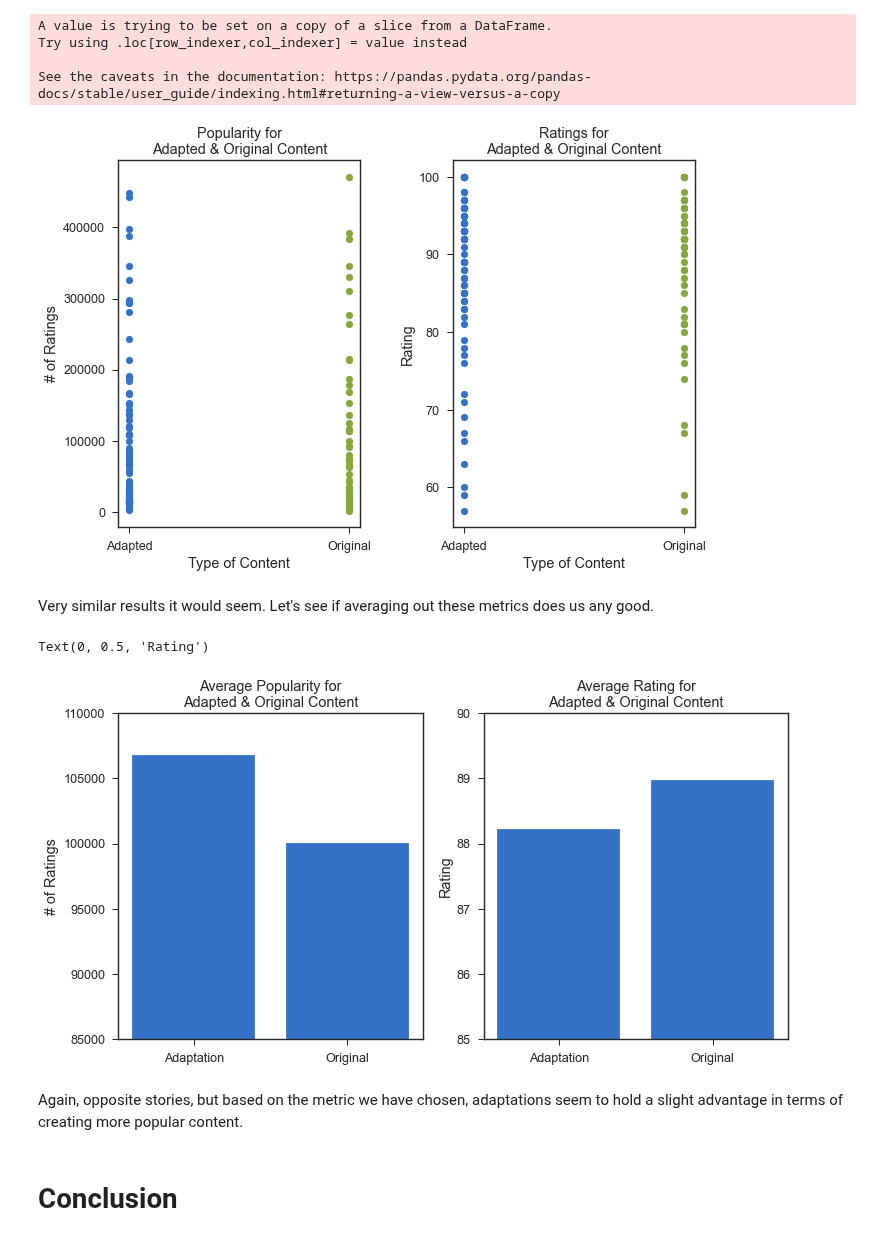
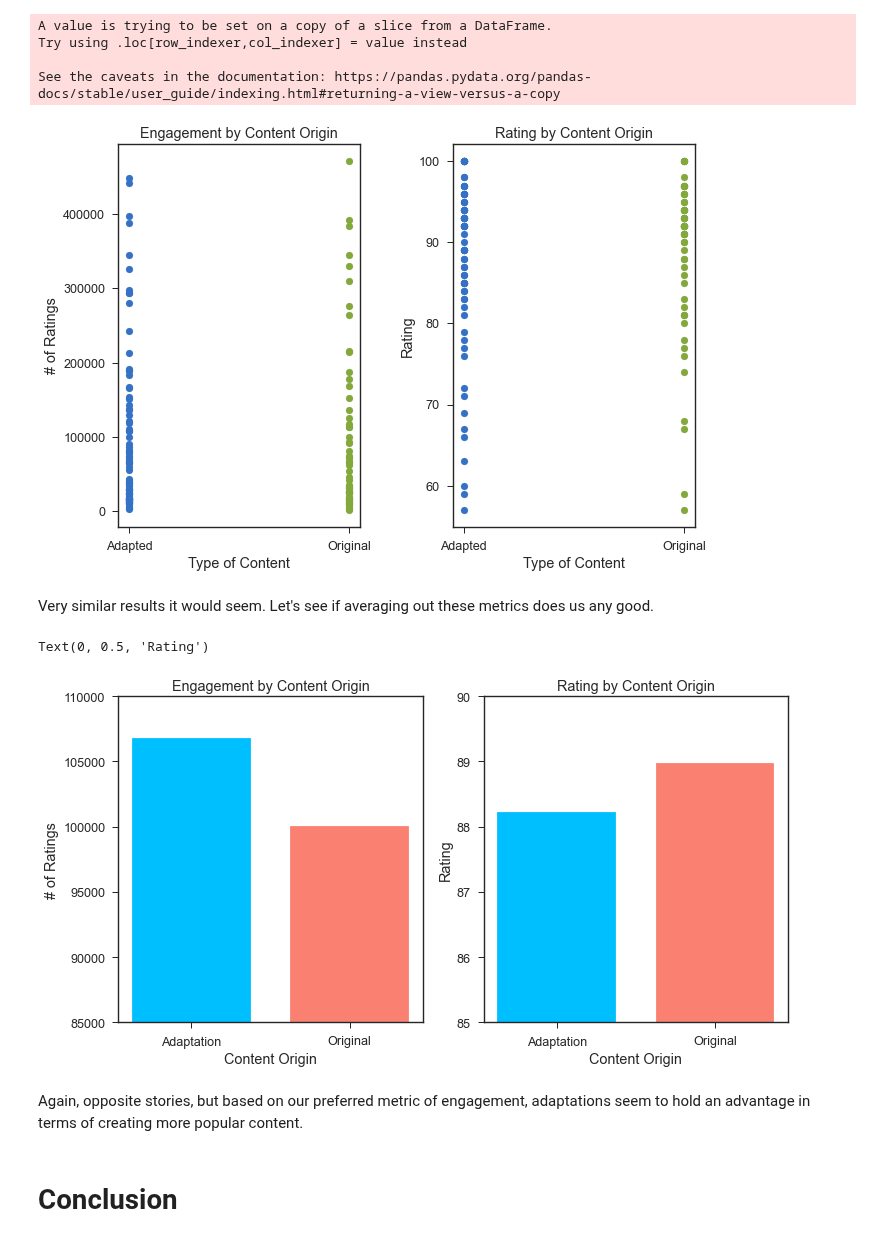
Before and after one commit to p-szymo/Movie_Project, a Jupyter notebook: television_workbook.ipynb, the cells around one changed output. Cells and saved outputs as stored; diff of their text form; code cells hidden in the pictures.

```diff
--- a/television_workbook.ipynb
+++ b/television_workbook.ipynb
@@ -503,13 +503,13 @@ fig, axs = plt.subplots(nrows=1, ncols=2, figsize=(10,7))
 
 axs[0].scatter(df_contemp_adapt['original'], df_contemp_adapt['num_imdb_ratings'])
 axs[0].scatter(df_contemp_orig['original'], df_contemp_orig['num_imdb_ratings'])
-axs[0].set_title('Popularity for\nAdapted & Original Content')
+axs[0].set_title('Engagement by Content Origin')
 axs[0].set_xlabel('Type of Content')
 axs[0].set_ylabel('# of Ratings')
 
 axs[1].scatter(df_contemp_adapt['original'], df_contemp_adapt['rt_critic_rating'])
 axs[1].scatter(df_contemp_orig['original'], df_contemp_orig['rt_critic_rating'])
-axs[1].set_title('Ratings for\nAdapted & Original Content')
+axs[1].set_title('Rating by Content Origin')
 axs[1].set_xlabel('Type of Content')
 axs[1].set_ylabel('Rating')
 
@@ -521,32 +521,35 @@ axs[1].set_xticklabels(x_ticks)
 
 plt.tight_layout(pad=3)
 # %% [output]
-[figure, old version]
+[figure, new version]
 # %% [markdown]
 Very similar results it would seem. Let's see if averaging out these metrics does us any good.
 # %%
 adapt_avg = df_contemp_adapt['num_imdb_ratings'].sum()/len(df_contemp_adapt)
 orig_avg = df_contemp_orig['num_imdb_ratings'].sum()/len(df_contemp_orig)
 
 adapt_rt_avg = df_contemp_adapt['rt_critic_rating'].sum()/len(df_contemp_adapt)
 orig_rt_avg = df_contemp_orig['rt_critic_rating'].sum()/len(df_contemp_orig)
 
 fig, axs = plt.subplots(nrows=1, ncols=2, figsize=(12,6))
+colors = ['deepskyblue', 'salmon']
 
-axs[0].bar(['Adaptation', 'Original'], [adapt_avg, orig_avg])
-axs[0].set_title('Average Popularity for\nAdapted & Original Content')
+axs[0].bar(['Adaptation', 'Original'], [adapt_avg, orig_avg], color=colors, width=.75)
+axs[0].set_title('Engagement by Content Origin')
+axs[0].set_xlabel('Content Origin')
 axs[0].set_ylim(85000,110000)
 axs[0].set_ylabel('# of Ratings')
 
-axs[1].bar(['Adaptation', 'Original'], [adapt_rt_avg, orig_rt_avg])
-axs[1].set_title('Average Rating for\nAdapted & Original Content')
+axs[1].bar(['Adaptation', 'Original'], [adapt_rt_avg, orig_rt_avg], color=colors, width=.75)
+axs[1].set_title('Rating by Content Origin')
+axs[1].set_xlabel('Content Origin')
 axs[1].set_ylim(85, 90)
 axs[1].set_ylabel('Rating')
 # %% [output]
 Text(0, 0.5, 'Rating')
-[figure, old version]
+[figure, new version]
 # %% [markdown]
-Again, opposite stories, but based on the metric we have chosen, adaptations seem to hold a slight advantage in terms of creating more popular content.
+Again, opposite stories, but based on our preferred metric of engagement, adaptations seem to hold an advantage in terms of creating more popular content.
 # %% [markdown]
 # Conclusion
 # %% [markdown]
```
Also changed, not shown: parts of 7 cells of this notebook.
